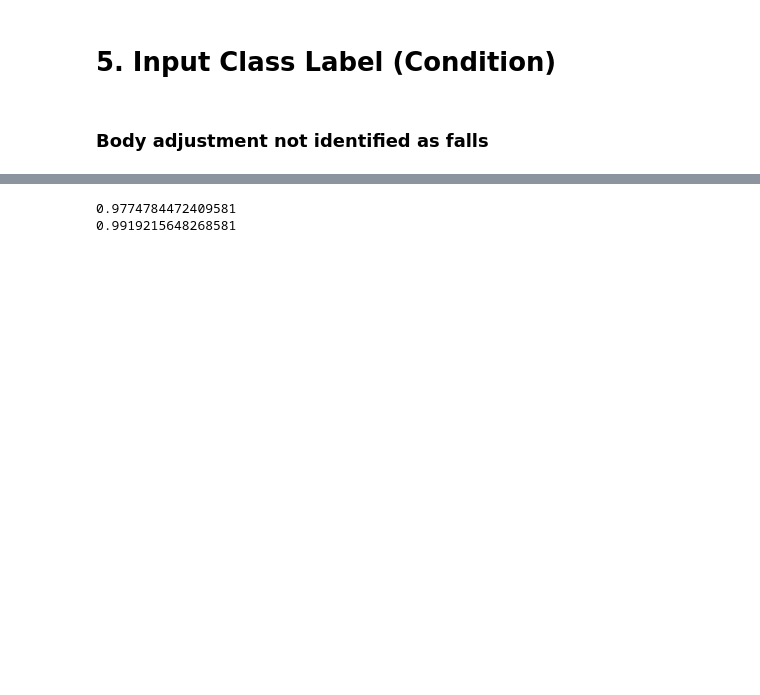
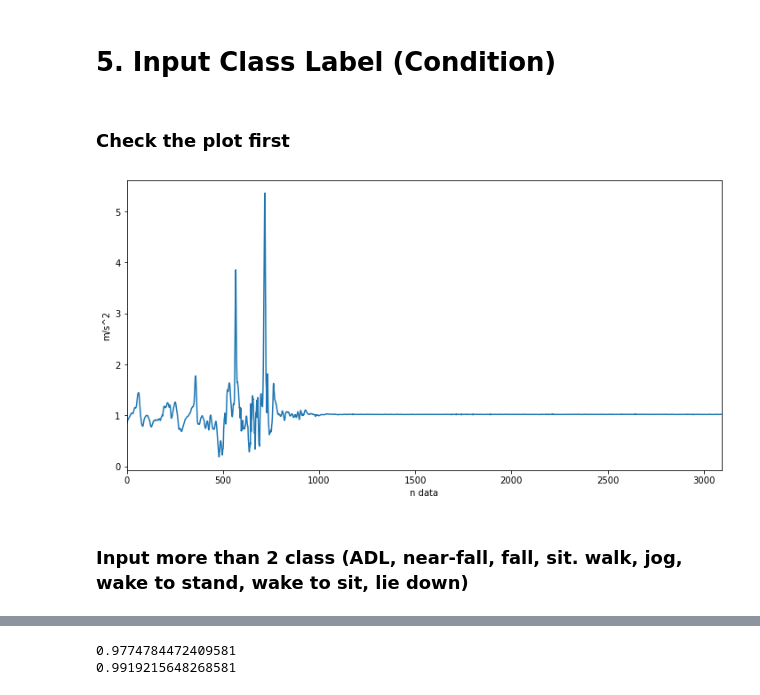
Before and after one commit to myusrilh/DecisionTreeTrainingFallDetection, a Jupyter notebook: Dataset_Structure_Notebook.ipynb, the cells around one changed output, grey strips where cells are left out. Drawn from its saved outputs; the diff is of its cells as text; code cells hidden in the pictures; blank space fills up the shorter version.

```diff
--- a/Dataset_Structure_Notebook.ipynb
+++ b/Dataset_Structure_Notebook.ipynb
@@ -745,5 +665,57 @@ KeyboardInterrupt:
 # %% [markdown]
 # 5. Input Class Label (Condition)
-# %% [markdown]
-### Body adjustment not identified as falls
+# %% [markdown]
+### Check the plot first
+# %%
+# Check plot
+import matplotlib.pyplot as plt
+
+directory = os.getcwd()+"\\..\\SelectedData\\CleanDataAgainReallyFinal(ThirdVersion)\\"#Third Version (Complementary Filter) with 9 labels
+
+raw_files = os.listdir(directory)
+
+for f in raw_files:
+
+
+    dataframe = pd.read_csv(os.path.join(directory,f),
+                            header=None,
+                            names=["C1","C2","Roll","Pitch","Yaw","Condition"])
+
+    if 'S01_D3_A101_T01' in f:
+#         print(dataframe)
+#         print(type(dataframe["Acc_roll"]))
+
+#       Free fall
+#         plt.figure("C2")
+        plt.figure(figsize=(12, 6))
+        plt.xlim([0, (13*238)])
+        plt.plot(dataframe["C2"]) #index when the free fall happen
+        plt.ylabel('m/s^2')
+        plt.xlabel('n data')
+
+#         plt.figure(figsize=(12, 6))
+#         plt.xlim([0, (13*238)])
+#         plt.plot(dataframe["Roll"]) #index when the free fall happen
+#         plt.ylabel('m/s^2')
+#         plt.xlabel('n data')
+
+#         plt.figure(figsize=(12, 6))
+#         plt.xlim([0, (13*238)])
+#         plt.plot(dataframe["Pitch"]) #index when the free fall happen
+#         plt.ylabel('m/s^2')
+#         plt.xlabel('n data')
+
+#         plt.figure(figsize=(12, 6))
+#         plt.xlim([0, (13*238)])
+#         plt.plot(dataframe["Yaw"]) #index when the free fall happen
+#         plt.ylabel('m/s^2')
+#         plt.xlabel('n data')
+
+
+
+    plt.show()
+# %% [output]
+[figure, added]
+# %% [markdown]
+### Input more than 2 class (ADL, near-fall, fall, sit. walk, jog, wake to stand, wake to sit, lie down)
 # %%
```
Also changed, not shown: parts of 29 cells of this notebook.
